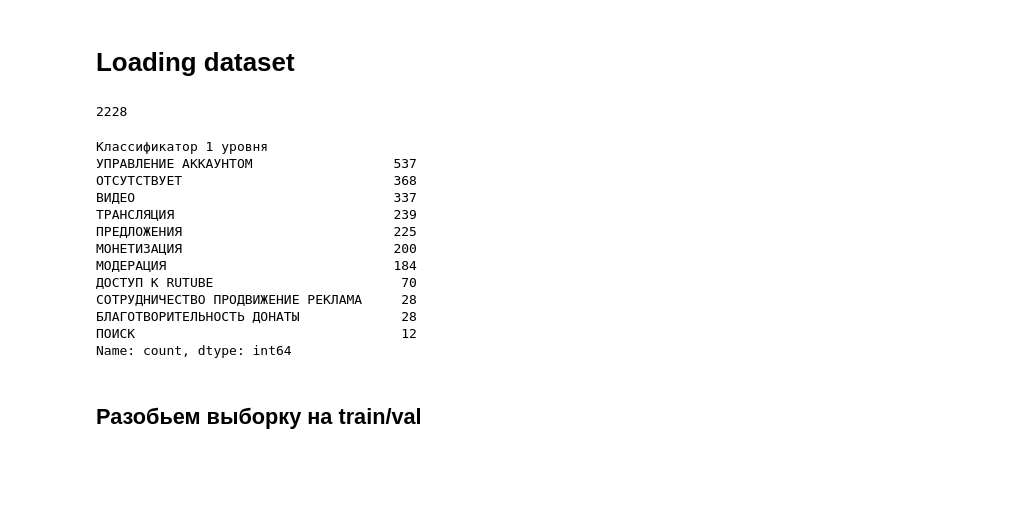
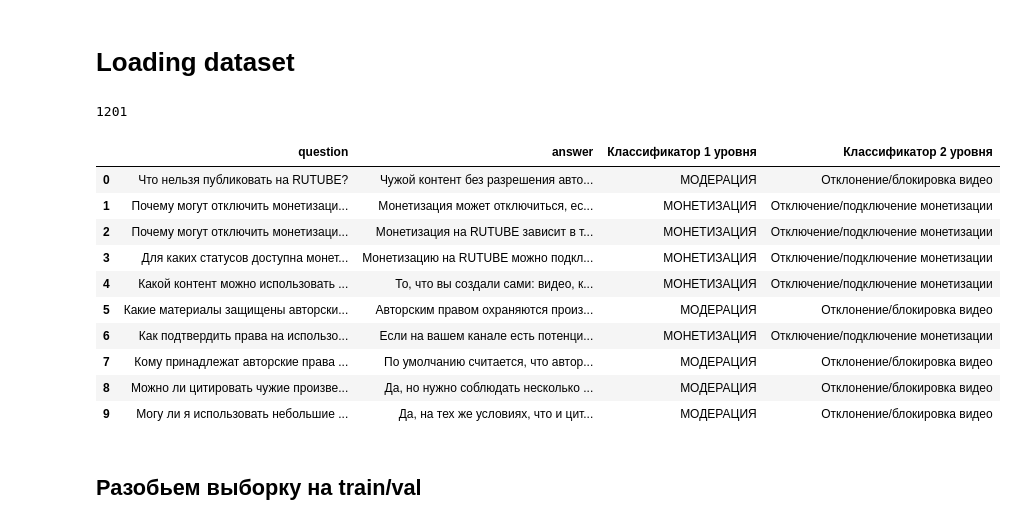
Before and after one commit to clown-devs/AI-QA-Helper, a Jupyter notebook: baseline/rag/classification-model.ipynb, the cells around one changed output. Cells and saved outputs as stored; diff of their text form; code cells hidden in the pictures; blank space fills up the shorter version.

```diff
--- a/baseline/rag/classification-model.ipynb
+++ b/baseline/rag/classification-model.ipynb
@@ -3,52 +3,47 @@
 # %%
 import pandas as pd
 import warnings
 
 warnings.filterwarnings('ignore')
 
 # Считываем базу знаний
 knowledge_base = pd.read_excel('/kaggle/input/faq-vseros/01__.xlsx')
 knowledge_base.rename(columns={'Вопрос из БЗ': 'question', 'Ответ из БЗ': 'answer'}, inplace=True)
 
 # Считываем реальные кейсы использования
 real_cases = pd.read_excel('/kaggle/input/faq-vseros/02__.xlsx')
 real_cases.rename(columns={'Вопрос пользователя': 'question', 'Ответ сотрудника': 'answer'}, inplace=True)
 
 # Считываем эталонные вопросы-ответы из реальных кейсов
 neighbors_best_faq = real_cases[['Вопрос из БЗ', 'Ответ из БЗ', 'Классификатор 1 уровня', 'Классификатор 2 уровня']]
 neighbors_best_faq.rename(columns={'Вопрос из БЗ': 'question', 'Ответ из БЗ': 'answer'}, inplace=True)
 
 negative_examples = pd.read_excel('/kaggle/input/faq-vseros/modified_questions_answers.xlsx')
 negative_examples = negative_examples.assign(target1='ОТСУТСТВУЕТ', target2='Отсутствует')
 negative_examples.rename(columns={'target1': 'Классификатор 1 уровня', 'target2': 'Классификатор 2 уровня'}, inplace=True)
 
 data = pd.concat([
     knowledge_base[['question', 'answer', 'Классификатор 1 уровня', 'Классификатор 2 уровня']],
     real_cases[['question', 'answer', 'Классификатор 1 уровня', 'Классификатор 2 уровня']],
     neighbors_best_faq[['question', 'answer', 'Классификатор 1 уровня', 'Классификатор 2 уровня']],
     negative_examples[['question', 'answer', 'Классификатор 1 уровня', 'Классификатор 2 уровня']]
 ])
 
-data.head(5)
-len(data)
+data = data.drop_duplicates(subset=data.columns)
+print(len(data))
+data.head(10)
 # %% [output]
-2228
+1201
+|  | question | answer | Классификатор 1 уровня | Классификатор 2 уровня |
+| 0 | Что нельзя публиковать на RUTUBE? | Чужой контент без разрешения авто... | МОДЕРАЦИЯ | Отклонение/блокировка видео |
+| 1 | Почему могут отключить монетизаци... | Монетизация может отключиться, ес... | МОНЕТИЗАЦИЯ | Отключение/подключение монетизации |
+| 2 | Почему могут отключить монетизаци... | Монетизация на RUTUBE зависит в т... | МОНЕТИЗАЦИЯ | Отключение/подключение монетизации |
+| 3 | Для каких статусов доступна монет... | Монетизацию на RUTUBE можно подкл... | МОНЕТИЗАЦИЯ | Отключение/подключение монетизации |
+| 4 | Какой контент можно использовать ... | То, что вы создали сами: видео, к... | МОНЕТИЗАЦИЯ | Отключение/подключение монетизации |
+| 5 | Какие материалы защищены авторски... | Авторским правом охраняются произ... | МОДЕРАЦИЯ | Отклонение/блокировка видео |
+| 6 | Как подтвердить права на использо... | Если на вашем канале есть потенци... | МОНЕТИЗАЦИЯ | Отключение/подключение монетизации |
+| 7 | Кому принадлежат авторские права ... | По умолчанию считается, что автор... | МОДЕРАЦИЯ | Отклонение/блокировка видео |
+| 8 | Можно ли цитировать чужие произве... | Да, но нужно соблюдать несколько ... | МОДЕРАЦИЯ | Отклонение/блокировка видео |
+| 9 | Могу ли я использовать небольшие ... | Да, на тех же условиях, что и цит... | МОДЕРАЦИЯ | Отклонение/блокировка видео |
-# %%
-# Распределение классов
-data['Классификатор 1 уровня'].value_counts()
-# %% [output]
-Классификатор 1 уровня
-УПРАВЛЕНИЕ АККАУНТОМ                  537
-ОТСУТСТВУЕТ                           368
-ВИДЕО                                 337
-ТРАНСЛЯЦИЯ                            239
-ПРЕДЛОЖЕНИЯ                           225
-МОНЕТИЗАЦИЯ                           200
-МОДЕРАЦИЯ                             184
-ДОСТУП К RUTUBE                        70
-СОТРУДНИЧЕСТВО ПРОДВИЖЕНИЕ РЕКЛАМА     28
-БЛАГОТВОРИТЕЛЬНОСТЬ ДОНАТЫ             28
-ПОИСК                                  12
-Name: count, dtype: int64
 # %% [markdown]
 ## Разобьем выборку на train/val
```
Also changed, not shown: parts of 19 cells of this notebook.
